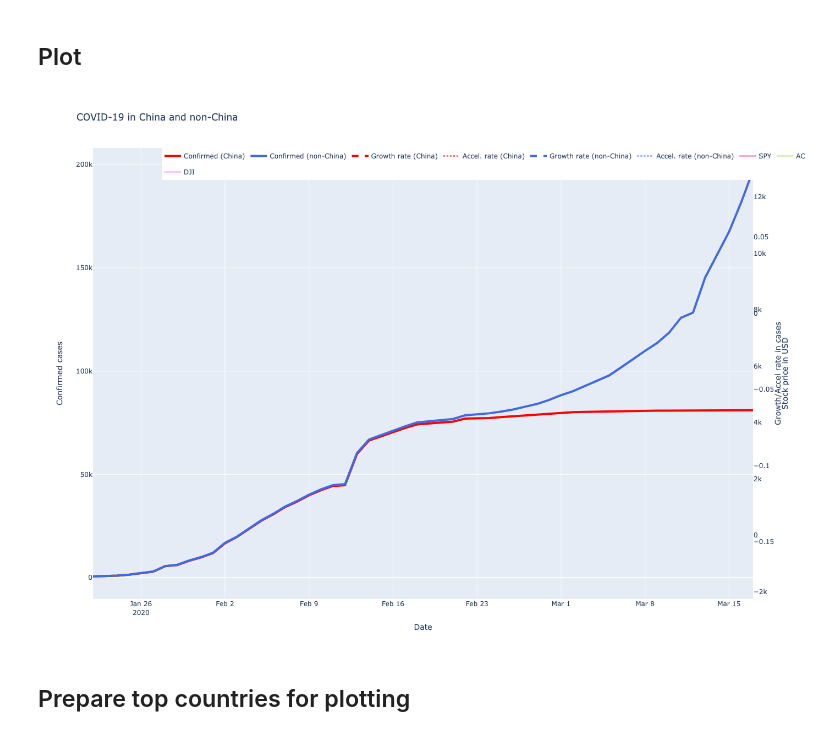
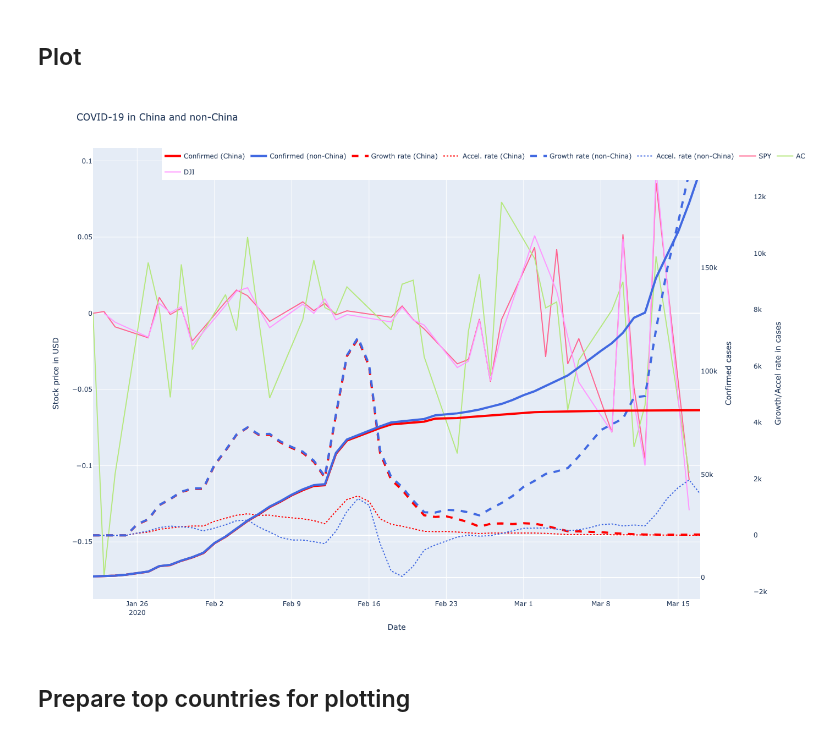
Before and after one commit to ivanmkc/covid19, a Jupyter notebook: covid.ipynb, the cells around one changed output. Cells and saved outputs as stored; diff of their text form; code cells hidden in the pictures.

Commit message:
Updated stock axes

```diff
--- a/covid.ipynb
+++ b/covid.ipynb
@@ -198,10 +198,15 @@ colorSequence = ["red", "royalblue"]
 
 layout = go.Layout(title="COVID-19 in China and non-China", margin={"l": 100, "r": 100},
                    colorway=["#287D95", "#EF533B"], legend={"x": 0.7, "y": 1, 'orientation': "h"},
-                   yaxis={'title': 'Stock price in USD', 'overlaying': 'y', 'side': 'right', "showgrid": False},
-                   yaxis2={'title': 'Growth/Accel rate in cases', 'overlaying': 'y', 'side': 'right', "showgrid": False},
-                   yaxis3={'title': 'Confirmed cases'},
-                   xaxis={"title": "Date"},
+                   yaxis={'title': 'Stock price % change'},
+                   yaxis2={'title': 'Growth/Accel rate in cases', 'overlaying': 'y', 'side': 'right', "showgrid": False, 'position': 1},
+                   yaxis3={'title': 'Confirmed cases',
+                           "showgrid": False,
+                           'overlaying': 'y',
+                           'side': 'right',
+                           'position': 0.92},
+                   xaxis={"title": "Date",
+                         'domain': [0, 0.92]},
                    height=1000)
 
 chinaColor = colorSequence[0]
@@ -242,34 +247,34 @@ trace_growth_non_china = go.Scatter(x=df_non_china_flattened['date'],
                                     yaxis="y2")
 
 # Add acceleration rate
 trace_accel_china = go.Scatter(x=df_china['date'],
                                y=df_china['acceleration_rate'],
                                name='Accel. rate (China)',
                          line=dict(color=chinaColor,
                                    width=2,
                                    dash='dot'),
                                yaxis="y2")
 
 trace_accel_non_china = go.Scatter(x=df_non_china_flattened['date'],
                                    y=df_non_china_flattened['acceleration_rate'],
                                    name='Accel. rate (non-China)',
                          line=dict(color=nonChinaColor,
                                    width=2,
                                    dash='dot'),
                                    yaxis="y2")
 
 traces_stocks = px.line(stocks,
                            x='Date',
                            y='Close % Change',
                            color='Ticker',
                            color_discrete_map=colorMap,).data
 
 # Combine to make a tuple
 traces_combined = (trace_confirmed_china, trace_confirmed_non_china, trace_growth_china, trace_accel_china, trace_growth_non_china, trace_accel_non_china,) + traces_stocks
 fig = go.Figure(data=traces_combined, layout=layout)
 fig.show()
 # %% [output]
-[figure, old version]
+[figure, new version]
 # %% [markdown]
 ## Prepare top countries for plotting
 # %%
```
